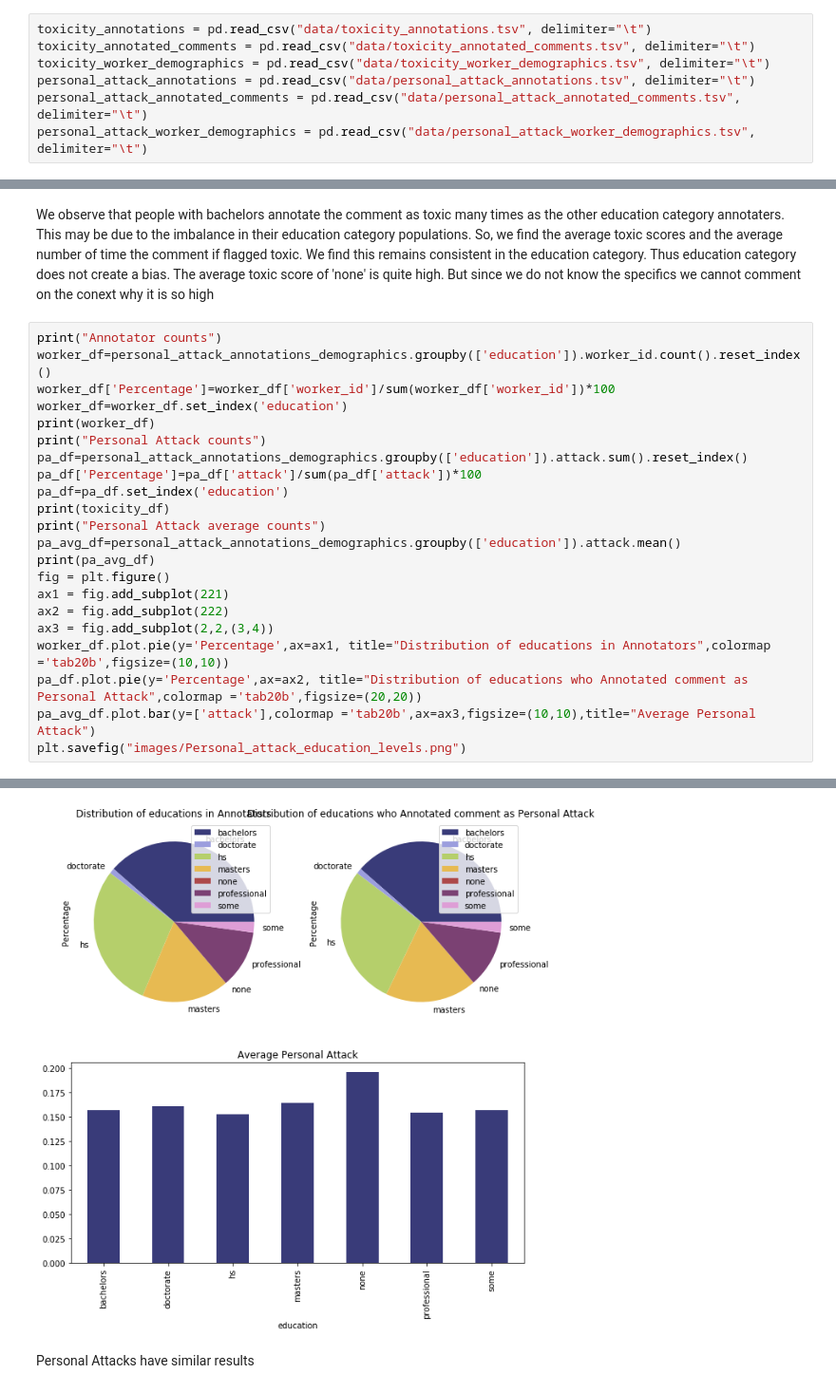
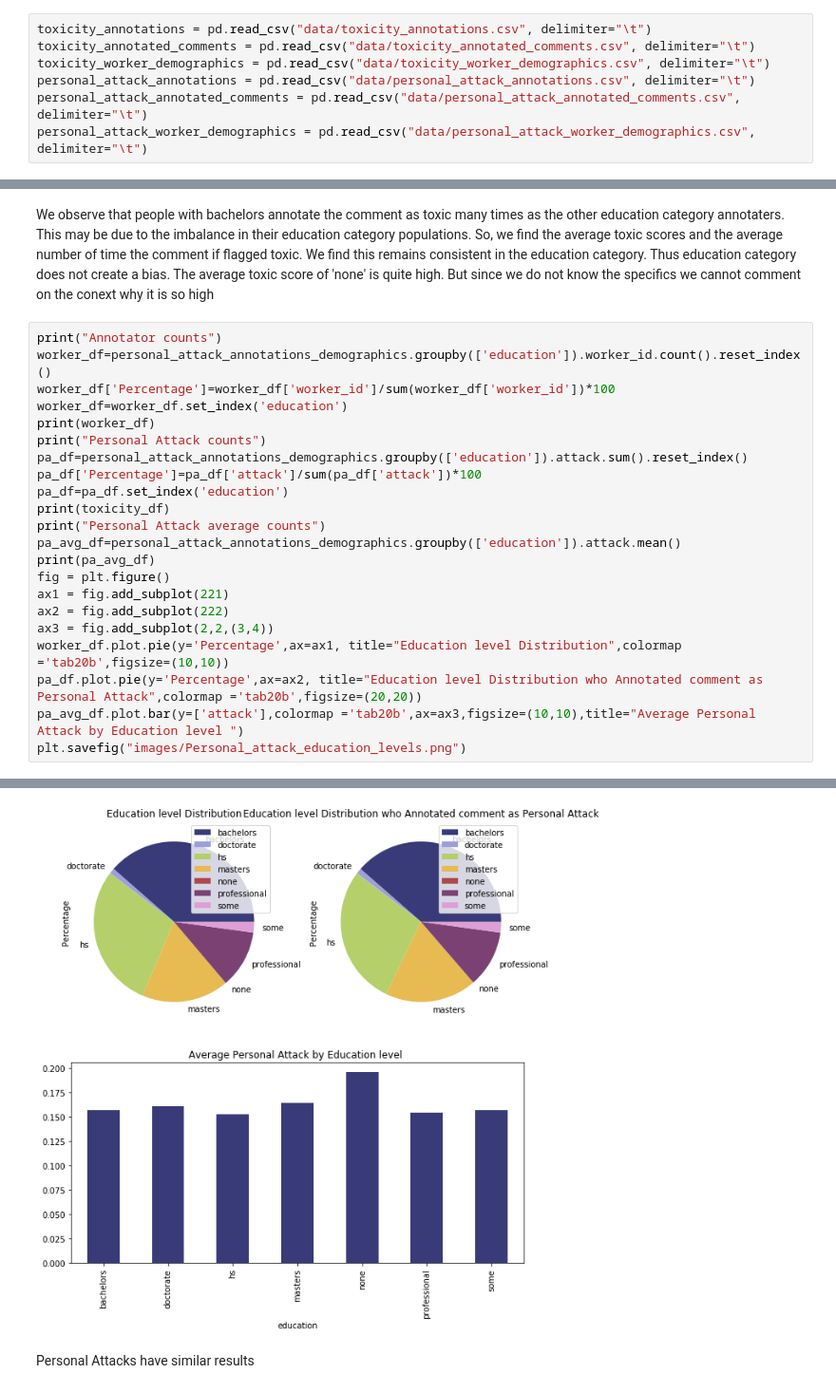
Before and after one commit to ankitapal189/data-512, a Jupyter notebook: data-512-a2/hcds-a2-data-bias.ipynb, the cells around one changed output, grey strips where cells are left out. Shown at 95% size. Drawn from its saved outputs; the diff is of its cells as text.

```diff
--- a/data-512-a2/hcds-a2-data-bias.ipynb
+++ b/data-512-a2/hcds-a2-data-bias.ipynb
@@ -132,12 +132,12 @@ if os.path.isdir('data')==False:
 if os.path.isdir('images')==False:
     os.mkdir('images')
 # %%
-toxicity_annotations = pd.read_csv("data/toxicity_annotations.tsv", delimiter="\t")
-toxicity_annotated_comments = pd.read_csv("data/toxicity_annotated_comments.tsv", delimiter="\t")
-toxicity_worker_demographics = pd.read_csv("data/toxicity_worker_demographics.tsv", delimiter="\t")
-personal_attack_annotations = pd.read_csv("data/personal_attack_annotations.tsv", delimiter="\t")
-personal_attack_annotated_comments = pd.read_csv("data/personal_attack_annotated_comments.tsv", delimiter="\t")
-personal_attack_worker_demographics = pd.read_csv("data/personal_attack_worker_demographics.tsv", delimiter="\t")
+toxicity_annotations = pd.read_csv("data/toxicity_annotations.csv", delimiter="\t")
+toxicity_annotated_comments = pd.read_csv("data/toxicity_annotated_comments.csv", delimiter="\t")
+toxicity_worker_demographics = pd.read_csv("data/toxicity_worker_demographics.csv", delimiter="\t")
+personal_attack_annotations = pd.read_csv("data/personal_attack_annotations.csv", delimiter="\t")
+personal_attack_annotated_comments = pd.read_csv("data/personal_attack_annotated_comments.csv", delimiter="\t")
+personal_attack_worker_demographics = pd.read_csv("data/personal_attack_worker_demographics.csv", delimiter="\t")
 # %% [markdown]
 ## STEP 1: SELECT AND PERFORM ANALYSIS
 
@@ -504,37 +504,37 @@ print("Personal Attack counts")
 pa_df=personal_attack_annotations_demographics.groupby(['education']).attack.sum().reset_index()
 pa_df['Percentage']=pa_df['attack']/sum(pa_df['attack'])*100
 pa_df=pa_df.set_index('education')
 print(toxicity_df)
 print("Personal Attack average counts")
 pa_avg_df=personal_attack_annotations_demographics.groupby(['education']).attack.mean()
 print(pa_avg_df)
 fig = plt.figure()
 ax1 = fig.add_subplot(221)
 ax2 = fig.add_subplot(222)
 ax3 = fig.add_subplot(2,2,(3,4))
-worker_df.plot.pie(y='Percentage',ax=ax1, title="Distribution of educations in Annotators",colormap ='tab20b',figsize=(10,10))
-pa_df.plot.pie(y='Percentage',ax=ax2, title="Distribution of educations who Annotated comment as Personal Attack",colormap ='tab20b',figsize=(20,20))
-pa_avg_df.plot.bar(y=['attack'],colormap ='tab20b',ax=ax3,figsize=(10,10),title="Average Personal Attack")
+worker_df.plot.pie(y='Percentage',ax=ax1, title="Education level Distribution",colormap ='tab20b',figsize=(10,10))
+pa_df.plot.pie(y='Percentage',ax=ax2, title="Education level Distribution who Annotated comment as Personal Attack",colormap ='tab20b',figsize=(20,20))
+pa_avg_df.plot.bar(y=['attack'],colormap ='tab20b',ax=ax3,figsize=(10,10),title="Average Personal Attack by Education level ")
 plt.savefig("images/Personal_attack_education_levels.png")
 # %% [output]
 Annotator counts
               worker_id  Percentage
 education
 bachelors        408213   38.551321
 doctorate         11372    1.073963
 hs               306930   28.986233
 masters          186000   17.565697
 none                194    0.018321
 professional     123175   11.632552
 some              22998    2.171913
 Personal Attack counts
               toxicity  Percentage
 ... (14 lines left out)
 none            0.195876
 professional    0.154187
 some            0.156274
 Name: attack, dtype: float64
-[figure, old version]
+[figure, new version]
 # %% [markdown]
 Personal Attacks have similar results
 # %% [markdown]
```
Also changed, not shown: parts of 11 cells of this notebook, 15 other files.
